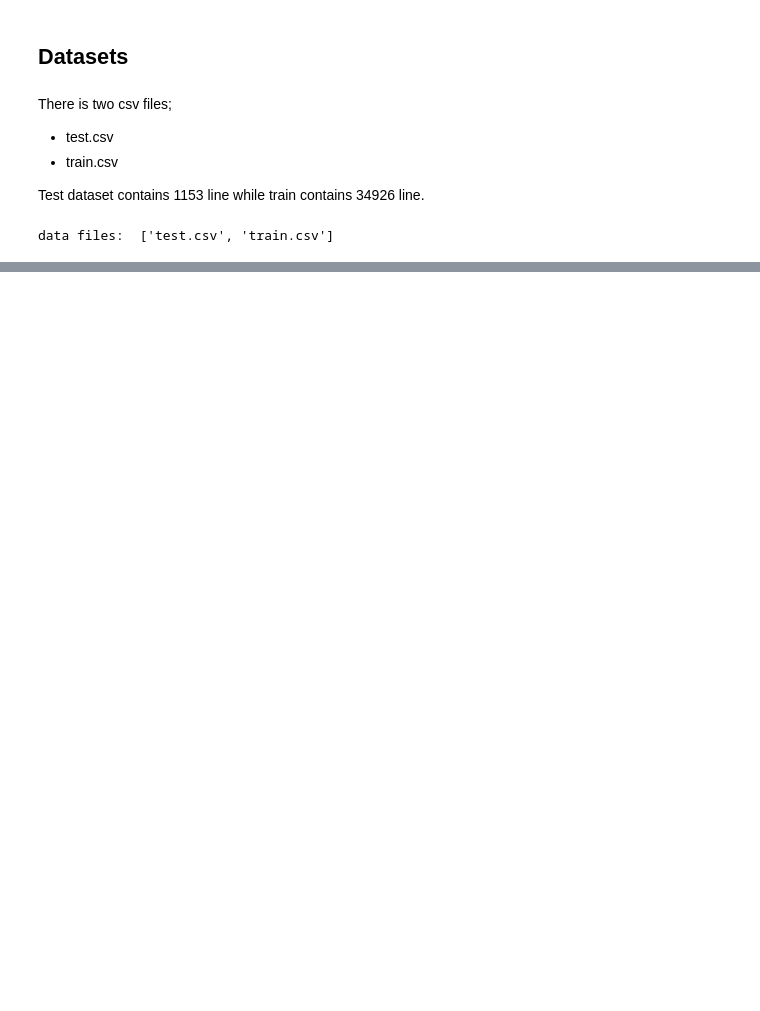
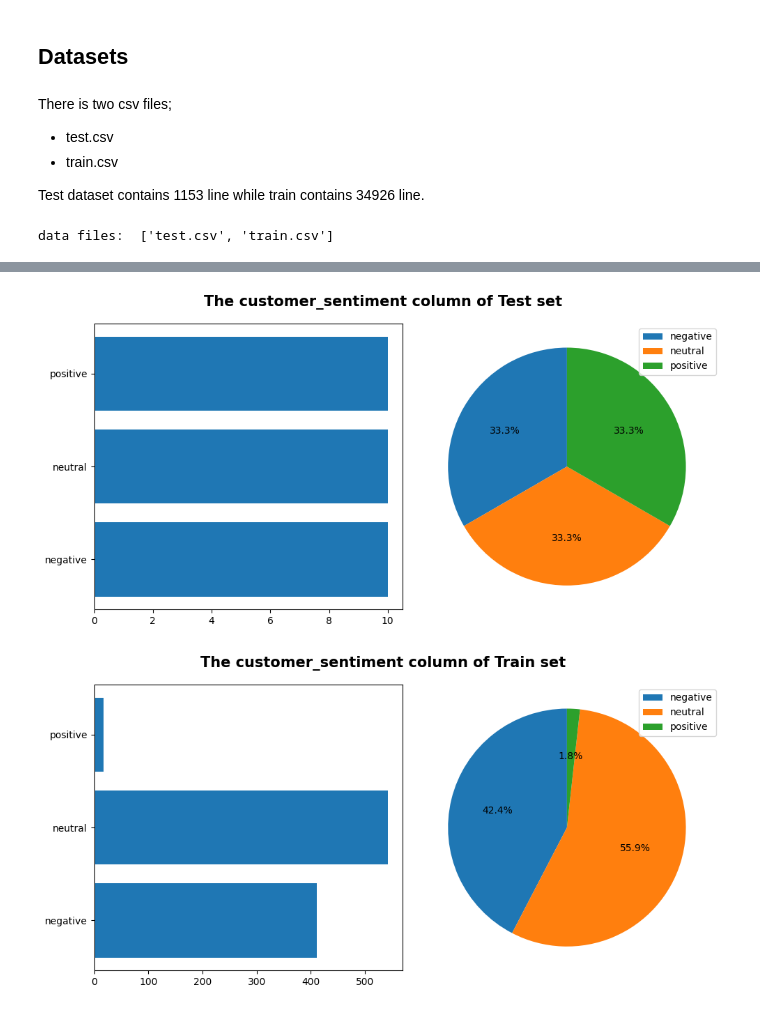
Before and after one commit to didemir/attention_sentiment_classification, a Jupyter notebook: 1_codes/0_EDA.ipynb, the cells around one changed output, grey strips where cells are left out. Cells and saved outputs as stored; diff of their text form; code cells hidden in the pictures; blank space fills up the shorter version.

```diff
--- a/1_codes/0_EDA.ipynb
+++ b/1_codes/0_EDA.ipynb
@@ -129,0 +157,7 @@ Name: count, dtype: int64
+# %%
+col = "customer_sentiment"
+visualize_dist(df = test_df[col], title = f"The {col} column of Test set")
+visualize_dist(df = train_df[col], title = f"The {col} column of Train set")
+# %% [output]
+[figure, added]
+[figure, added]
```
Also changed, not shown: parts of 37 cells of this notebook, 4 other files.
